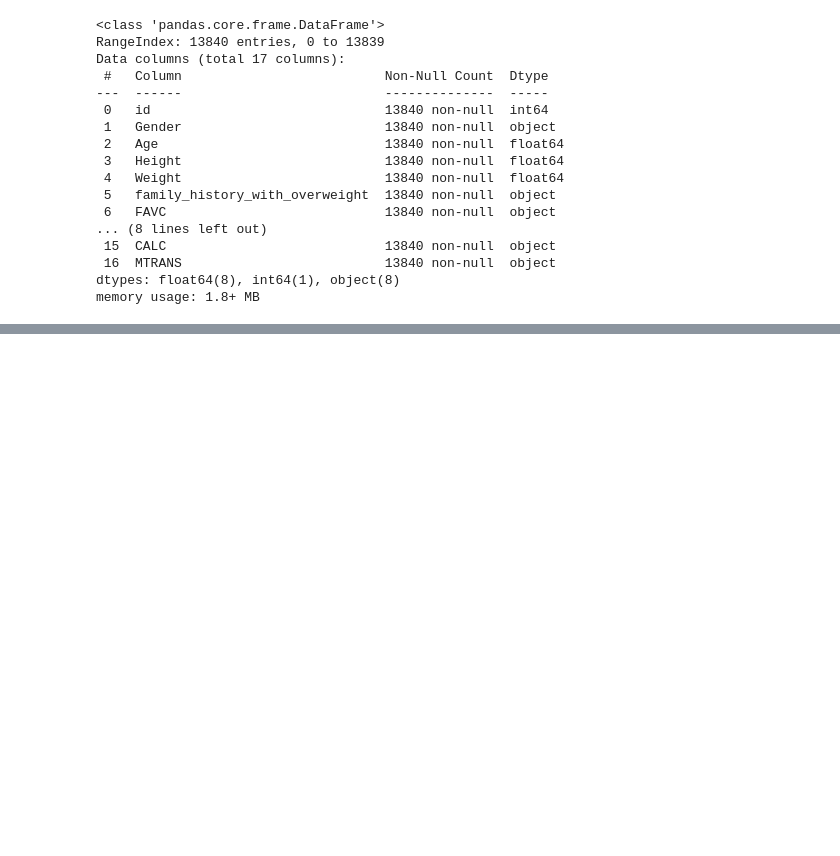
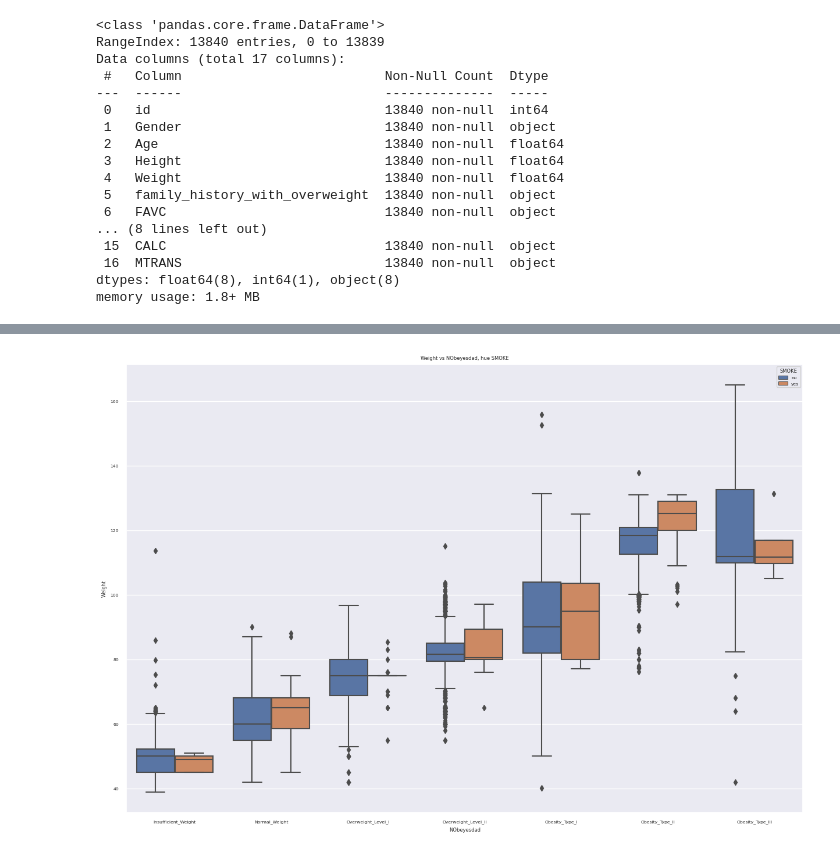
Before and after one commit to mailmezorro/playground-series-s4e2, a Jupyter notebook: main.ipynb, the cells around one changed output, grey strips where cells are left out. Cells and saved outputs as stored; diff of their text form; code cells hidden in the pictures; blank space fills up the shorter version.

```diff
--- a/main.ipynb
+++ b/main.ipynb
@@ -128,0 +162,8 @@ Corr Matrix
+# %%
+plt.figure(figsize=(15, 10))
+sns.set(font_scale=0.5)
+sns.boxplot(data = df_train, y="Weight", x="NObeyesdad", hue="SMOKE", order=NObeyesdad_order)
+plt.title("Weight vs NObeyesdad, hue SMOKE")
+plt.show()
+# %% [output]
+[figure, added]
```
Also changed, not shown: parts of 21 cells of this notebook.
